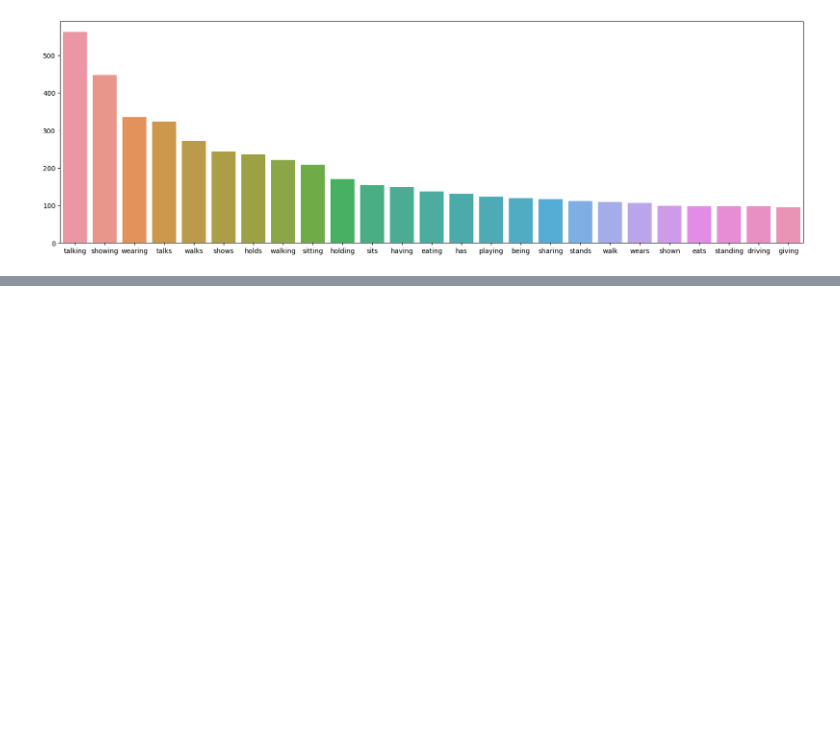
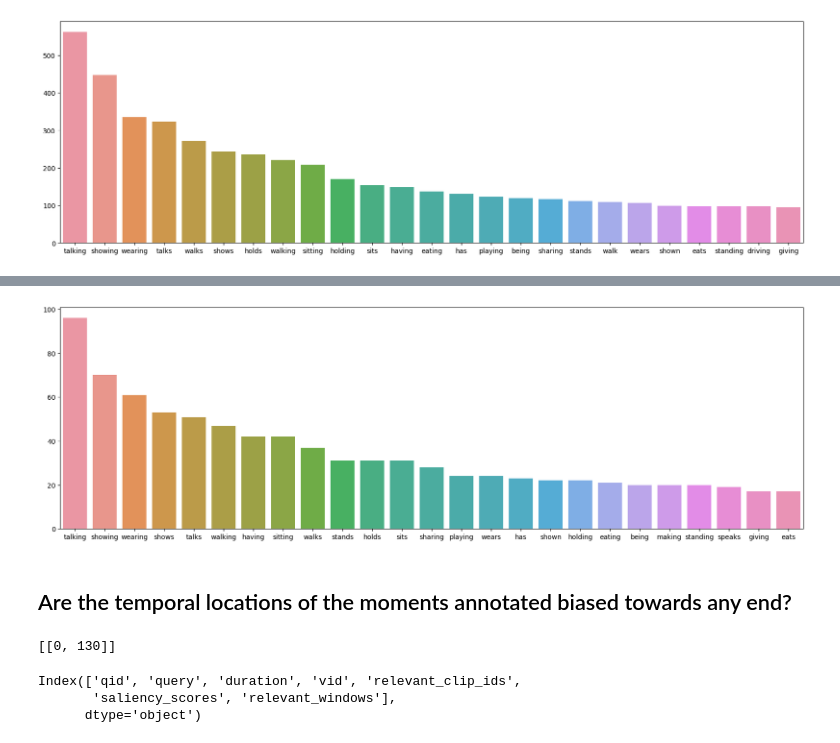
Before and after one commit to SreevaatsavB/qvhighlights_analyse, a Jupyter notebook: Data_analyse.ipynb, the cells around one changed output, grey strips where cells are left out. Saved outputs shown, nothing was run; the diff lists cells and outputs as text; code cells hidden in the pictures; blank space fills up the shorter version.

```diff
--- a/Data_analyse.ipynb
+++ b/Data_analyse.ipynb
@@ -244,3 +248,8 @@ sns.barplot(x = list(top_50_verbs.keys()), y = list(top_50_verbs.values()))
 plt.show()
 # %% [output]
 [figure]
+# %%
+test_queries = test_df["query"]
+# %%
+%%time
+op_test = get_ner_tags(test_queries)
@@ -246,0 +260,15 @@ plt.show()
+# %%
+tot_verbs_test = []
+
+for va in op_test:
+    tot_verbs_test += va
+# %%
+temp_collection_test  = Counter(tot_verbs_test)
+
+top_25_verbs_test = dict(temp_collection_test.most_common(50)[2:27])
+# %%
+plt.figure(figsize=(20,6))
+sns.barplot(x = list(top_25_verbs_test.keys()), y = list(top_25_verbs_test.values()))
+plt.show()
+# %% [output]
+[figure, added]
@@ -246,0 +297,2 @@ plt.show()
+# %% [markdown]
+## Are the temporal locations of the moments annotated biased towards any end?
@@ -246,0 +303,12 @@ plt.show()
+# %%
+tv_df.iloc[110]["relevant_windows"]
+
+# tv_df.iloc[0]["vid"]
+# %% [output]
+[[0, 130]]
+# %%
+tv_df.columns
+# %% [output]
+Index(['qid', 'query', 'duration', 'vid', 'relevant_clip_ids',
+       'saliency_scores', 'relevant_windows'],
+      dtype='object')
```
Also changed, not shown: parts of 37 cells of this notebook, 3 other files.
